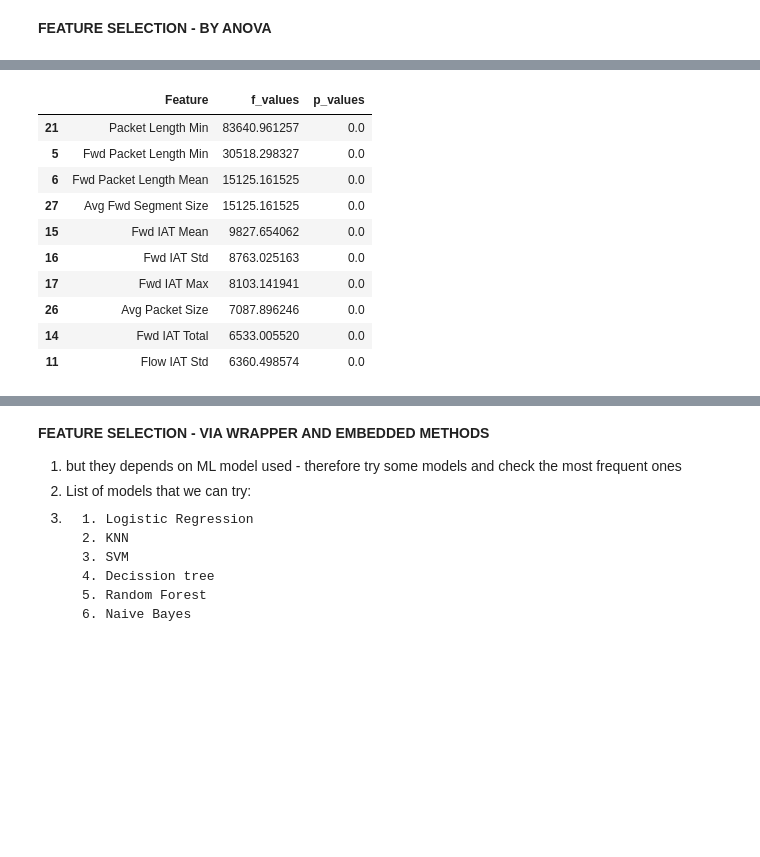
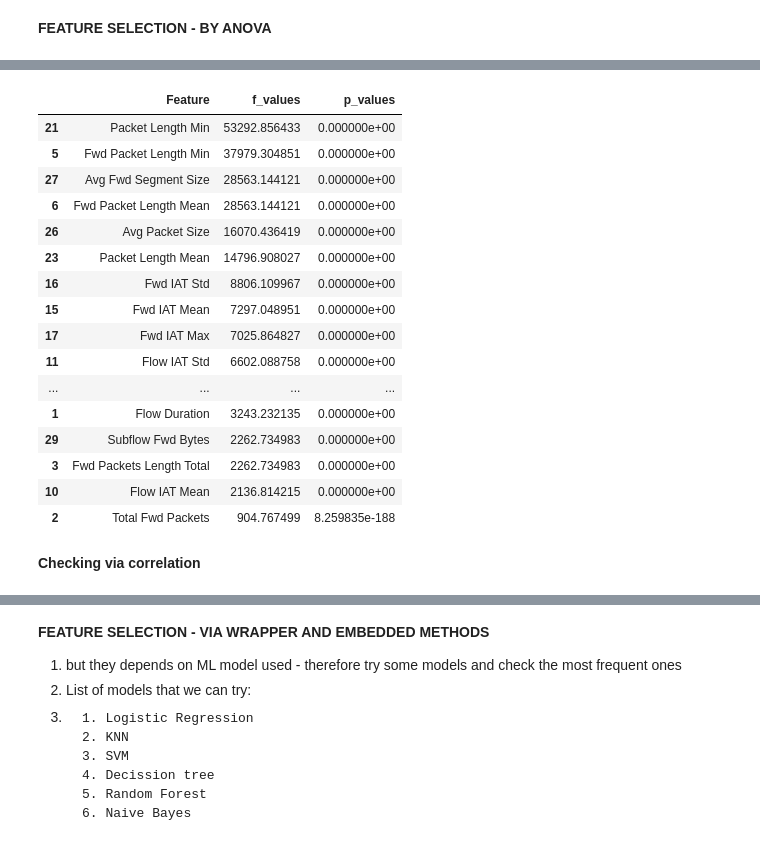
Before and after one commit to TeenaJaglan/Intrusion-Detection-System---Ddos-Attack, a Jupyter notebook: Cleaning and splitting.ipynb, the cells around one changed output, grey strips where cells are left out. Saved outputs shown, nothing was run; the diff lists cells and outputs as text; code cells hidden in the pictures; blank space fills up the shorter version.

```diff
--- a/Cleaning and splitting.ipynb
+++ b/Cleaning and splitting.ipynb
@@ -38,5 +70,5 @@ dt.head(10)
 # %%
-dt['Label'] = dt['Label'].apply(lambda x: 'Attack' if x=='DrDoS_UDP' else 'Benign')
+dt['Label'] = dt['Label'].apply(lambda x: 'Attack' if x=='DrDoS_UDP' or x=='UDP' else 'Benign')
 # %%
 def outlier_removal(a,col):
     q1 = a[col].quantile(0.25)
@@ -285,29 +354,37 @@ Fwd Seg Size Min 1.00006905838895
 # %%
 #using anova and chisquare
 #anova
 #null hypothesis(N0) = no distinct class difference relationship between features - The mean of the feature is the same across all classes.
 #alternate hypothesis(N1) = there exists relationship between features -At least one class has a different mean.
 from sklearn.feature_selection import f_classif #performs anova test for classification
 f_values,p_values = f_classif(x_train,y_train)
 anova_results = pd.DataFrame({
     "Feature":x_train.columns,
     "f_values":f_values,
     "p_values":p_values
 })
 
 ##if p_value<=0.05(alpha threshold) then we can reject the null hypothesis and the relationship exists between features else not
 #higher f value indicates stronger sepration
-anova_results[anova_results['p_values']<=0.05].sort_values(by='f_values',ascending=False).head(10)
+anova_results[anova_results['p_values']<=0.05].sort_values(by='f_values',ascending=False).head(20)
 #since no feature loss , all has a relationship with Label
 # %% [output]
 |  | Feature | f_values | p_values |
-| 21 | Packet Length Min | 83640.961257 | 0.0 |
-| 5 | Fwd Packet Length Min | 30518.298327 | 0.0 |
-| 6 | Fwd Packet Length Mean | 15125.161525 | 0.0 |
-| 27 | Avg Fwd Segment Size | 15125.161525 | 0.0 |
-| 15 | Fwd IAT Mean | 9827.654062 | 0.0 |
-| 16 | Fwd IAT Std | 8763.025163 | 0.0 |
-| 17 | Fwd IAT Max | 8103.141941 | 0.0 |
-| 26 | Avg Packet Size | 7087.896246 | 0.0 |
-| 14 | Fwd IAT Total | 6533.005520 | 0.0 |
-| 11 | Flow IAT Std | 6360.498574 | 0.0 |
+| 21 | Packet Length Min | 53292.856433 | 0.000000e+00 |
+| 5 | Fwd Packet Length Min | 37979.304851 | 0.000000e+00 |
+| 27 | Avg Fwd Segment Size | 28563.144121 | 0.000000e+00 |
+| 6 | Fwd Packet Length Mean | 28563.144121 | 0.000000e+00 |
+| 26 | Avg Packet Size | 16070.436419 | 0.000000e+00 |
+| 23 | Packet Length Mean | 14796.908027 | 0.000000e+00 |
+| 16 | Fwd IAT Std | 8806.109967 | 0.000000e+00 |
+| 15 | Fwd IAT Mean | 7297.048951 | 0.000000e+00 |
+| 17 | Fwd IAT Max | 7025.864827 | 0.000000e+00 |
+| 11 | Flow IAT Std | 6602.088758 | 0.000000e+00 |
+| ... | ... | ... | ... |
+| 1 | Flow Duration | 3243.232135 | 0.000000e+00 |
+| 29 | Subflow Fwd Bytes | 2262.734983 | 0.000000e+00 |
+| 3 | Fwd Packets Length Total | 2262.734983 | 0.000000e+00 |
+| 10 | Flow IAT Mean | 2136.814215 | 0.000000e+00 |
+| 2 | Total Fwd Packets | 904.767499 | 8.259835e-188 |
+# %% [markdown]
+**Checking via correlation**
```
Also changed, not shown: parts of 23 cells of this notebook, 1 other file.
